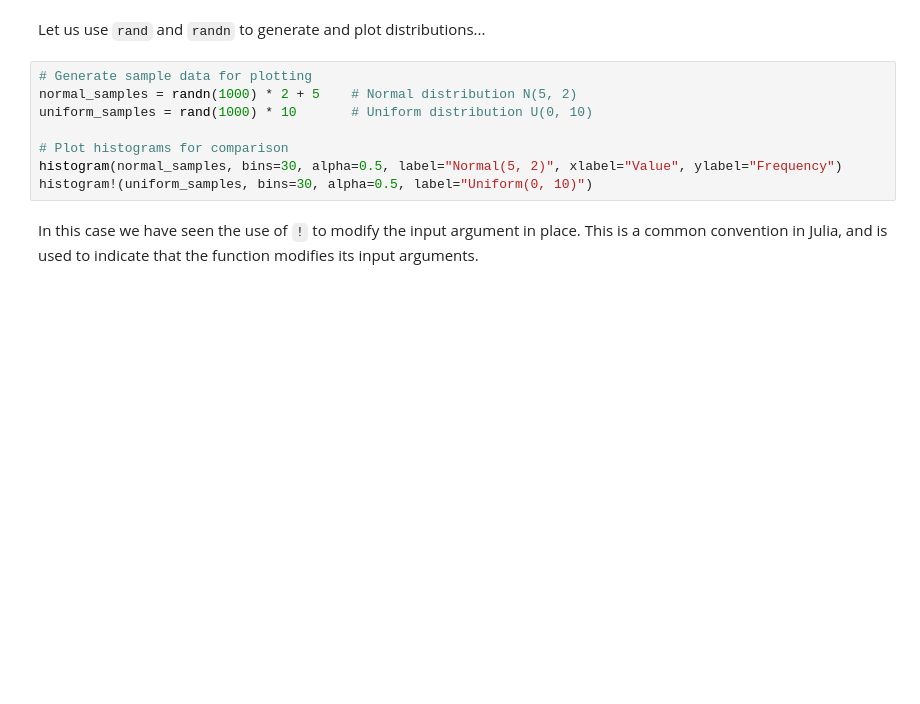
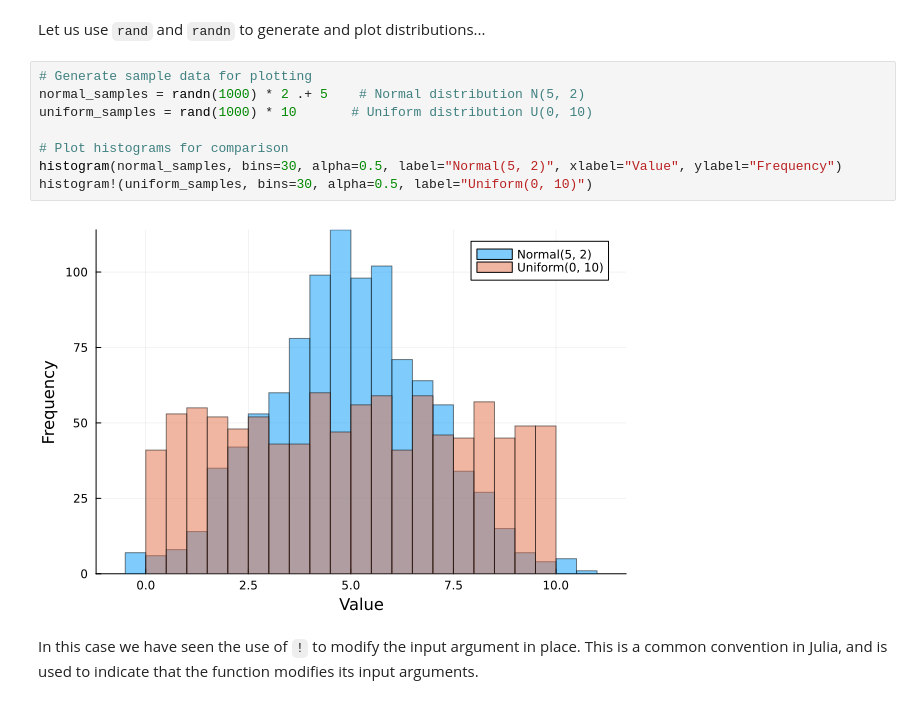
Before and after one commit to JuliaMolSim/MolSSI_workshop, a Jupyter notebook: 4_numericaldata.ipynb, the cells around one changed output. Drawn from its saved outputs; the diff is of its cells as text; blank space fills up the shorter version.

```diff
--- a/4_numericaldata.ipynb
+++ b/4_numericaldata.ipynb
@@ -187,12 +316,14 @@ using Plots
 Let us use `rand` and `randn` to generate and plot distributions...
 # %%
 # Generate sample data for plotting
-normal_samples = randn(1000) * 2 + 5    # Normal distribution N(5, 2)
+normal_samples = randn(1000) * 2 .+ 5    # Normal distribution N(5, 2)
 uniform_samples = rand(1000) * 10       # Uniform distribution U(0, 10)
 
 # Plot histograms for comparison
 histogram(normal_samples, bins=30, alpha=0.5, label="Normal(5, 2)", xlabel="Value", ylabel="Frequency")
 histogram!(uniform_samples, bins=30, alpha=0.5, label="Uniform(0, 10)")
+# %% [output]
+[figure, added]
 # %% [markdown]
 In this case we have seen the use of `!` to modify the input argument in place. This is a common convention in Julia, and is used to indicate that the function modifies its input arguments.
 # %% [markdown]
```
Also changed, not shown: parts of 45 cells of this notebook, 2 other files.
